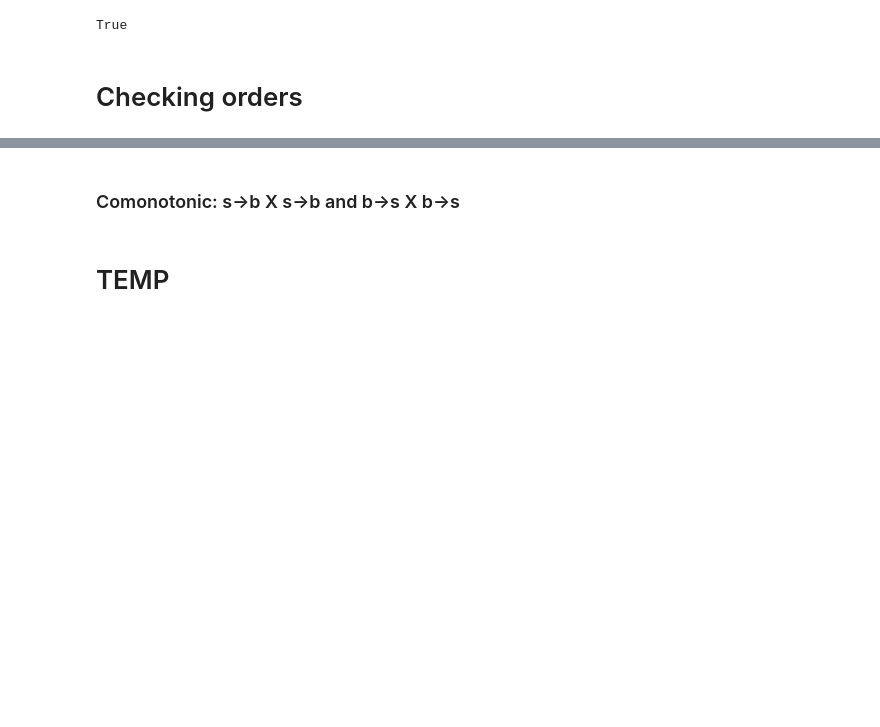
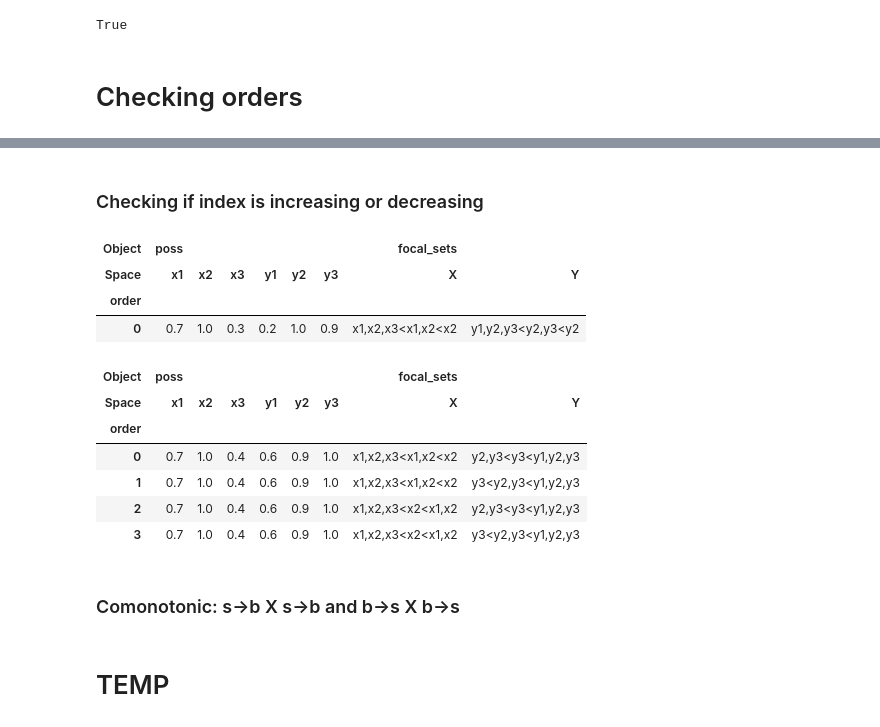
Before and after one commit to Roman-Malinowski/simulation_copula, a Jupyter notebook: dataframe_analysis.ipynb, the cells around one changed output, grey strips where cells are left out. Cells and saved outputs as stored; diff of their text form; code cells hidden in the pictures; blank space fills up the shorter version.

```diff
--- a/dataframe_analysis.ipynb
+++ b/dataframe_analysis.ipynb
@@ -7,7 +7,7 @@ import matplotlib as mpl
 import numpy as np
 import os.path
 # %%
-out_path = "/work/scratch/malinoro/simulation_copula/out/backup_2022-Nov-29"
+out_path = "/work/scratch/malinoro/simulation_copula/out/backup_2022-12-09"
 # out_path = "/Users/roman/Code/simulation_copula/out/backup"
 # %% [markdown]
 ## Multiple figures
@@ -267,0 +181,10 @@ poss order
+# %%
+df_1 = pd.read_csv(os.path.join(out_path, "orders_N3_luka.csv"), header=[0,1], index_col=[0,1])
+df_2 = pd.read_csv(os.path.join(out_path, "orders_N3_min.csv"), header=[0,1], index_col=[0,1])
+
+assert len(df_1[df_1[("focal_sets","X")] == None])==0 & len(df_2[df_2[("focal_sets","X")] == None])==0, "Non working orders exist!"
+
+unique_x = np.unique(np.hstack((df_1[("focal_sets", "X")].unique(), df_2[("focal_sets", "X")].unique())))
+unique_y = np.unique(np.hstack((df_1[("focal_sets", "Y")].unique(), df_2[("focal_sets", "Y")].unique())))
+# %% [markdown]
+### Checking if index is increasing or decreasing
@@ -268,3 +205,21 @@ poss order
+# %%
+df_1.index.get_level_values("poss").difference(df_1[(increasing_X & increasing_Y)].index.get_level_values("poss"))
+df_1.loc[(68591,), :]
+# %% [output]
+| Object | poss |  |  |  |  |  | focal_sets |  |
+| Space | x1 | x2 | x3 | y1 | y2 | y3 | X | Y |
+| order |  |  |  |  |  |  |  |  |
+| 0 | 0.7 | 1.0 | 0.3 | 0.2 | 1.0 | 0.9 | x1,x2,x3<x1,x2<x2 | y1,y2,y3<y2,y3<y2 |
+# %%
+df_1.loc[(69103,), :]
+# %% [output]
+| Object | poss |  |  |  |  |  | focal_sets |  |
+| Space | x1 | x2 | x3 | y1 | y2 | y3 | X | Y |
+| order |  |  |  |  |  |  |  |  |
+| 0 | 0.7 | 1.0 | 0.4 | 0.6 | 0.9 | 1.0 | x1,x2,x3<x1,x2<x2 | y2,y3<y3<y1,y2,y3 |
+| 1 | 0.7 | 1.0 | 0.4 | 0.6 | 0.9 | 1.0 | x1,x2,x3<x1,x2<x2 | y3<y2,y3<y1,y2,y3 |
+| 2 | 0.7 | 1.0 | 0.4 | 0.6 | 0.9 | 1.0 | x1,x2,x3<x2<x1,x2 | y2,y3<y3<y1,y2,y3 |
+| 3 | 0.7 | 1.0 | 0.4 | 0.6 | 0.9 | 1.0 | x1,x2,x3<x2<x1,x2 | y3<y2,y3<y1,y2,y3 |
 # %% [markdown]
 ### Comonotonic: s->b X s->b  and  b->s X b->s
 # %% [markdown]
```
Also changed, not shown: parts of 3 cells of this notebook.
